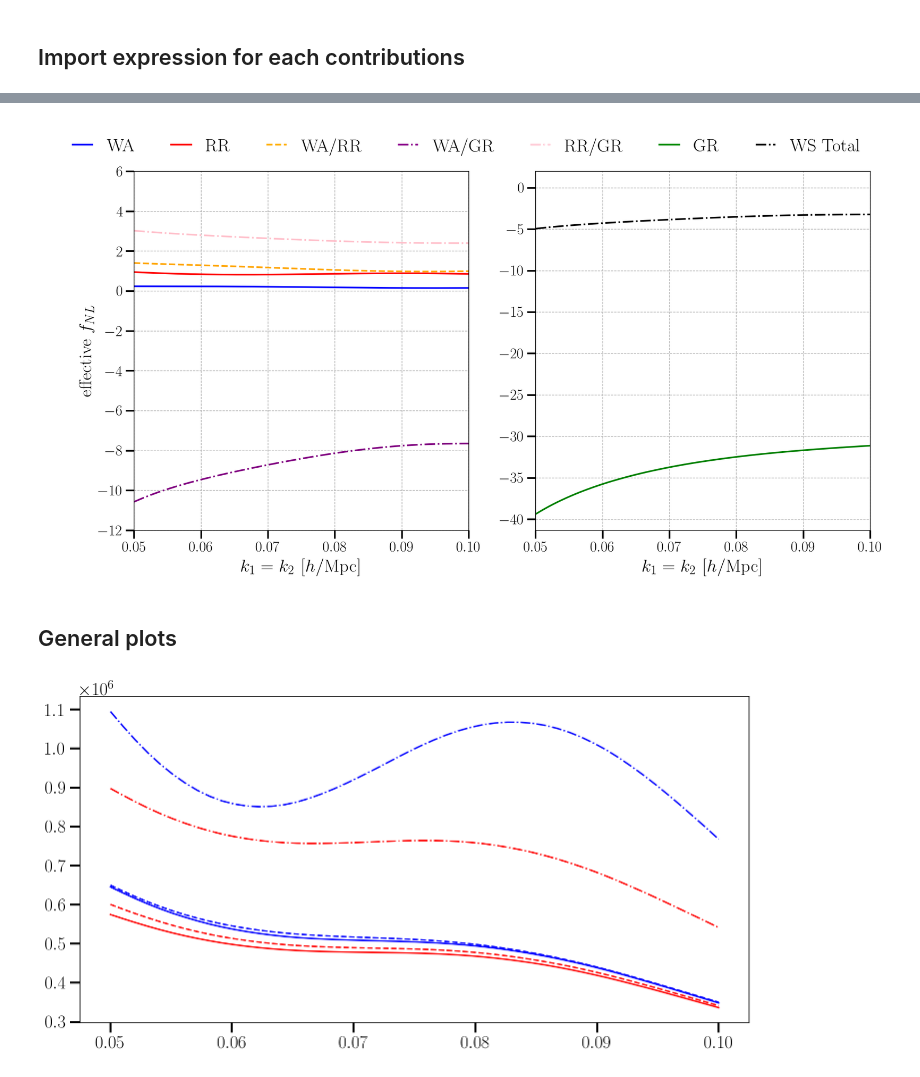
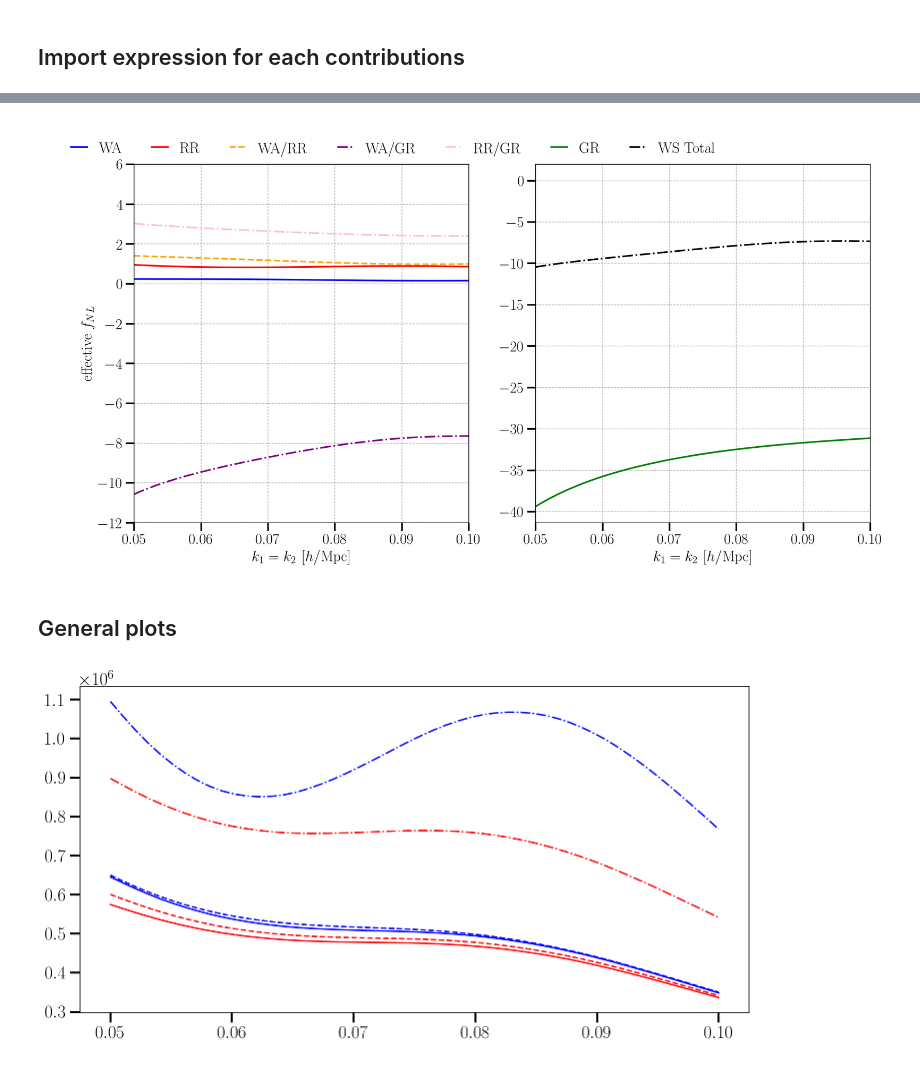
Before and after one commit to craddis1/ws_bk_theory, a Jupyter notebook: Bk_Theory.ipynb, the cells around one changed output, grey strips where cells are left out. Saved outputs shown, nothing was run; the diff lists cells and outputs as text; code cells hidden in the pictures.

Commit message:
now fully corrected terms1

```diff
--- a/Bk_Theory.ipynb
+++ b/Bk_Theory.ipynb
@@ -492,6 +491,8 @@ bk_wa_dfog=np.vectorize(bk_wa_dfog)
 # %%
 # so lets plot effective fNL
 zz=1
+
+r=s=0
 
 k1 = np.linspace(0.05,0.1,1000)
 k2= k1
@@ -508,40 +509,40 @@ PNGparams = cosmo_functions.get_PNGparams(1,zz,k1,k2,k3)
 
 PNG_term = GR0PNG.l0(params,PNGparams)-GR0.l0(params)
 #total WS terms
-tot = WA2.l0(params,r,s)+RR2.l0(params,derivs,r,s)+Mix.l0(params,derivs,r,s)+WAGR.l0(params,betas,r,s)+DerGR.l0(params,derivs,betas,r,s)
+tot = WA2.l0(params,r,s)+RR2.l0(params,derivs,r,s)+WARR.l0(params,derivs,r,s)+WAGR.l0(params,betas,r,s)+RRGR.l0(params,derivs,betas,r,s)
 # %%
 fig, axs = plt.subplots(nrows=1, ncols=2, figsize=(16,8))
 
 r=1/3;s=1/3
 
 axs[0].plot(k1,WA2.l0(params,r,s)/PNG_term,'-',label='WA',color='blue',linewidth=2)
 axs[0].plot(k1,RR2.l0(params,derivs,r,s)/PNG_term,'-',label='RR',color='red',linewidth=2)
-axs[0].plot(k1,Mix.l0(params,derivs,r,s)/PNG_term,'--',label='WA/RR',color='orange',linewidth=2)
+axs[0].plot(k1,WARR.l0(params,derivs,r,s)/PNG_term,'--',label='WA/RR',color='orange',linewidth=2)
 axs[0].plot(k1,WAGR.l0(params,betas,r,s)/PNG_term,'-.',label='WA/GR',color='purple',linewidth=2)
 axs[0].plot(k1,DerGR.l0(params,derivs,betas,r,s)/PNG_term,'-.',label='RR/GR',color='pink',linewidth=2)
 
 axs[1].plot(k1,GR2.l0(params,betas)/PNG_term,'-',label='GR',color='green',linewidth=2)
 axs[1].plot(k1,tot/PNG_term,'-.',label='WS Total',color='black',linewidth=2)
 
 for i in range(2):
     axs[i].set_xlabel('$ k_1=k_2 \,\,[h/\mathrm{Mpc}]$')
     axs[i].plot(k3,np.zeros_like(k3),'--', color='black')
     axs[i].grid(ls='--',lw=0.75)
     axs[i].set_xlim(0.05,0.10)
 
 axs[0].set_ylabel('effective $f_{NL}$')
 axs[0].set_ylim(-12,6)
 
 fig.legend(loc=[0.03,0.9],ncol=7,frameon=False,title_fontsize=15,handlelength=1.1, handleheight=1, borderpad=0.5)
 
 #plt.plot(k1,np.zeros_like(k1),'--', color='black')
 
 plt.savefig('plots/effective_fNL.png', bbox_inches='tight', dpi=400)
 plt.show()
 # %% [output]
-[figure, old version]
+[figure, new version]
-# %% [markdown]
-## General plots
+# %% [markdown]
+## General plots
 # %%
 zz=1.0
 k_fix = 0.01
```
Also changed, not shown: parts of 11 cells of this notebook, 3 other files.
